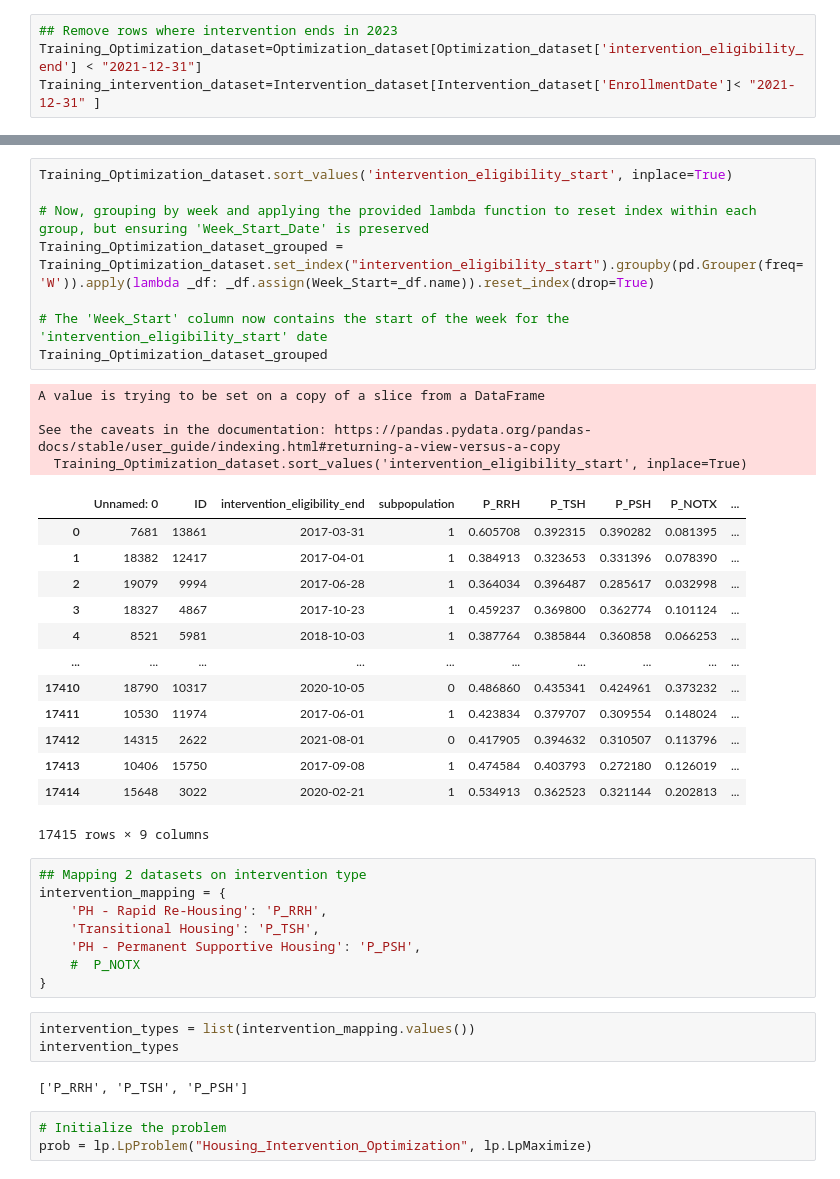
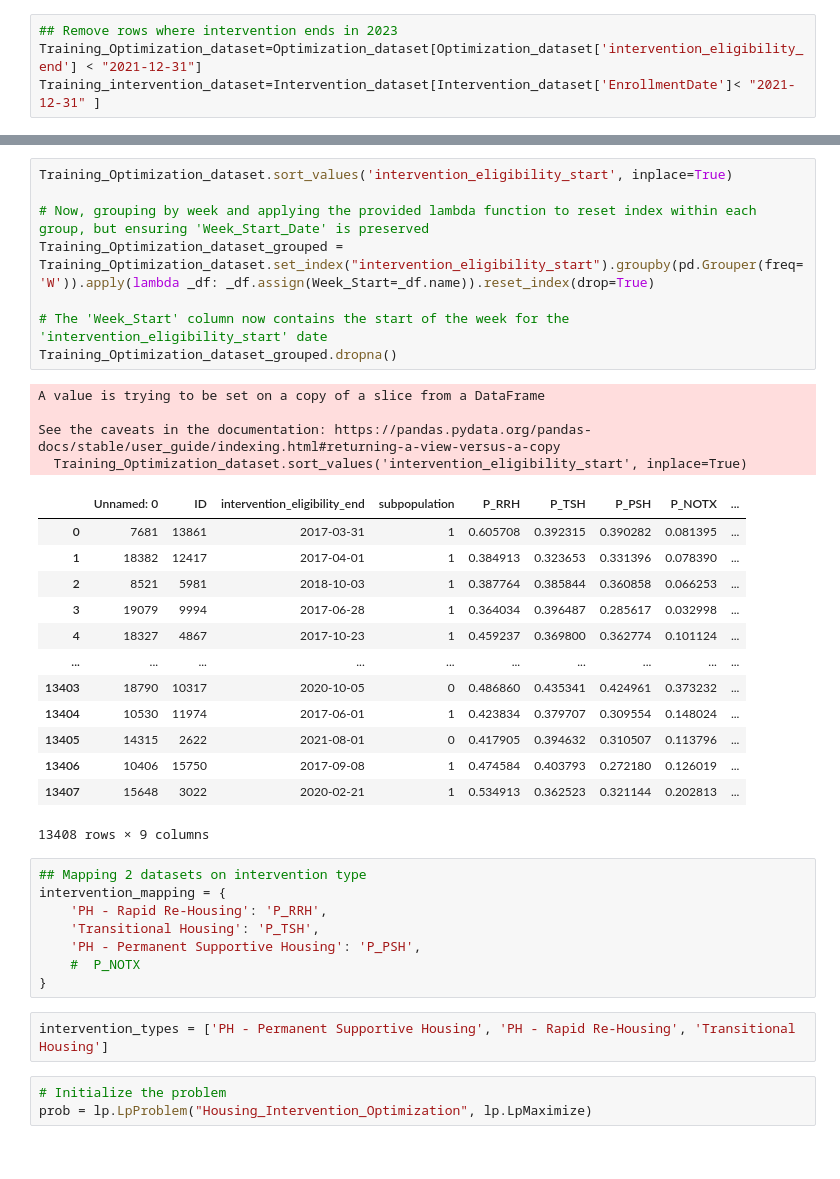
Before and after one commit to Nayalaboy/ML_project_ISYE6740, a Jupyter notebook: Optimization_final.ipynb, the cells around one changed output, grey strips where cells are left out. Cells and saved outputs as stored; diff of their text form.

Commit message:
optimization without weight

```diff
--- a/Optimization_final.ipynb
+++ b/Optimization_final.ipynb
@@ -70,29 +87,29 @@ See the caveats in the documentation: https://pandas.pydata.org/pandas-docs/stab
 # %%
 Training_Optimization_dataset.sort_values('intervention_eligibility_start', inplace=True)
 
 # Now, grouping by week and applying the provided lambda function to reset index within each group, but ensuring 'Week_Start_Date' is preserved
 Training_Optimization_dataset_grouped = Training_Optimization_dataset.set_index("intervention_eligibility_start").groupby(pd.Grouper(freq='W')).apply(lambda _df: _df.assign(Week_Start=_df.name)).reset_index(drop=True)
 
 # The 'Week_Start' column now contains the start of the week for the 'intervention_eligibility_start' date
-Training_Optimization_dataset_grouped
+Training_Optimization_dataset_grouped.dropna()
 # %% [output]
 A value is trying to be set on a copy of a slice from a DataFrame
 
 See the caveats in the documentation: https://pandas.pydata.org/pandas-docs/stable/user_guide/indexing.html#returning-a-view-versus-a-copy
   Training_Optimization_dataset.sort_values('intervention_eligibility_start', inplace=True)
 |  | Unnamed: 0 | ID | intervention_eligibility_end | subpopulation | P_RRH | P_TSH | P_PSH | P_NOTX | ... |
 | 0 | 7681 | 13861 | 2017-03-31 | 1 | 0.605708 | 0.392315 | 0.390282 | 0.081395 | ... |
 | 1 | 18382 | 12417 | 2017-04-01 | 1 | 0.384913 | 0.323653 | 0.331396 | 0.078390 | ... |
-| 2 | 19079 | 9994 | 2017-06-28 | 1 | 0.364034 | 0.396487 | 0.285617 | 0.032998 | ... |
-| 3 | 18327 | 4867 | 2017-10-23 | 1 | 0.459237 | 0.369800 | 0.362774 | 0.101124 | ... |
-| 4 | 8521 | 5981 | 2018-10-03 | 1 | 0.387764 | 0.385844 | 0.360858 | 0.066253 | ... |
+| 2 | 8521 | 5981 | 2018-10-03 | 1 | 0.387764 | 0.385844 | 0.360858 | 0.066253 | ... |
+| 3 | 19079 | 9994 | 2017-06-28 | 1 | 0.364034 | 0.396487 | 0.285617 | 0.032998 | ... |
+| 4 | 18327 | 4867 | 2017-10-23 | 1 | 0.459237 | 0.369800 | 0.362774 | 0.101124 | ... |
 | ... | ... | ... | ... | ... | ... | ... | ... | ... | ... |
-| 17410 | 18790 | 10317 | 2020-10-05 | 0 | 0.486860 | 0.435341 | 0.424961 | 0.373232 | ... |
-| 17411 | 10530 | 11974 | 2017-06-01 | 1 | 0.423834 | 0.379707 | 0.309554 | 0.148024 | ... |
-| 17412 | 14315 | 2622 | 2021-08-01 | 0 | 0.417905 | 0.394632 | 0.310507 | 0.113796 | ... |
-| 17413 | 10406 | 15750 | 2017-09-08 | 1 | 0.474584 | 0.403793 | 0.272180 | 0.126019 | ... |
-| 17414 | 15648 | 3022 | 2020-02-21 | 1 | 0.534913 | 0.362523 | 0.321144 | 0.202813 | ... |
+| 13403 | 18790 | 10317 | 2020-10-05 | 0 | 0.486860 | 0.435341 | 0.424961 | 0.373232 | ... |
+| 13404 | 10530 | 11974 | 2017-06-01 | 1 | 0.423834 | 0.379707 | 0.309554 | 0.148024 | ... |
+| 13405 | 14315 | 2622 | 2021-08-01 | 0 | 0.417905 | 0.394632 | 0.310507 | 0.113796 | ... |
+| 13406 | 10406 | 15750 | 2017-09-08 | 1 | 0.474584 | 0.403793 | 0.272180 | 0.126019 | ... |
+| 13407 | 15648 | 3022 | 2020-02-21 | 1 | 0.534913 | 0.362523 | 0.321144 | 0.202813 | ... |
-17415 rows × 9 columns
+13408 rows × 9 columns
 # %%
 ## Mapping 2 datasets on intervention type
 intervention_mapping = {
@@ -101,11 +118,8 @@ intervention_mapping = {
     'PH - Permanent Supportive Housing': 'P_PSH',
     #  P_NOTX
 }
-# %%
-intervention_types = list(intervention_mapping.values())
-intervention_types
-# %% [output]
-['P_RRH', 'P_TSH', 'P_PSH']
+# %%
+intervention_types = ['PH - Permanent Supportive Housing', 'PH - Rapid Re-Housing', 'Transitional Housing']
 # %%
 # Initialize the problem
 prob = lp.LpProblem("Housing_Intervention_Optimization", lp.LpMaximize)
```
Also changed, not shown: parts of 22 cells of this notebook.
